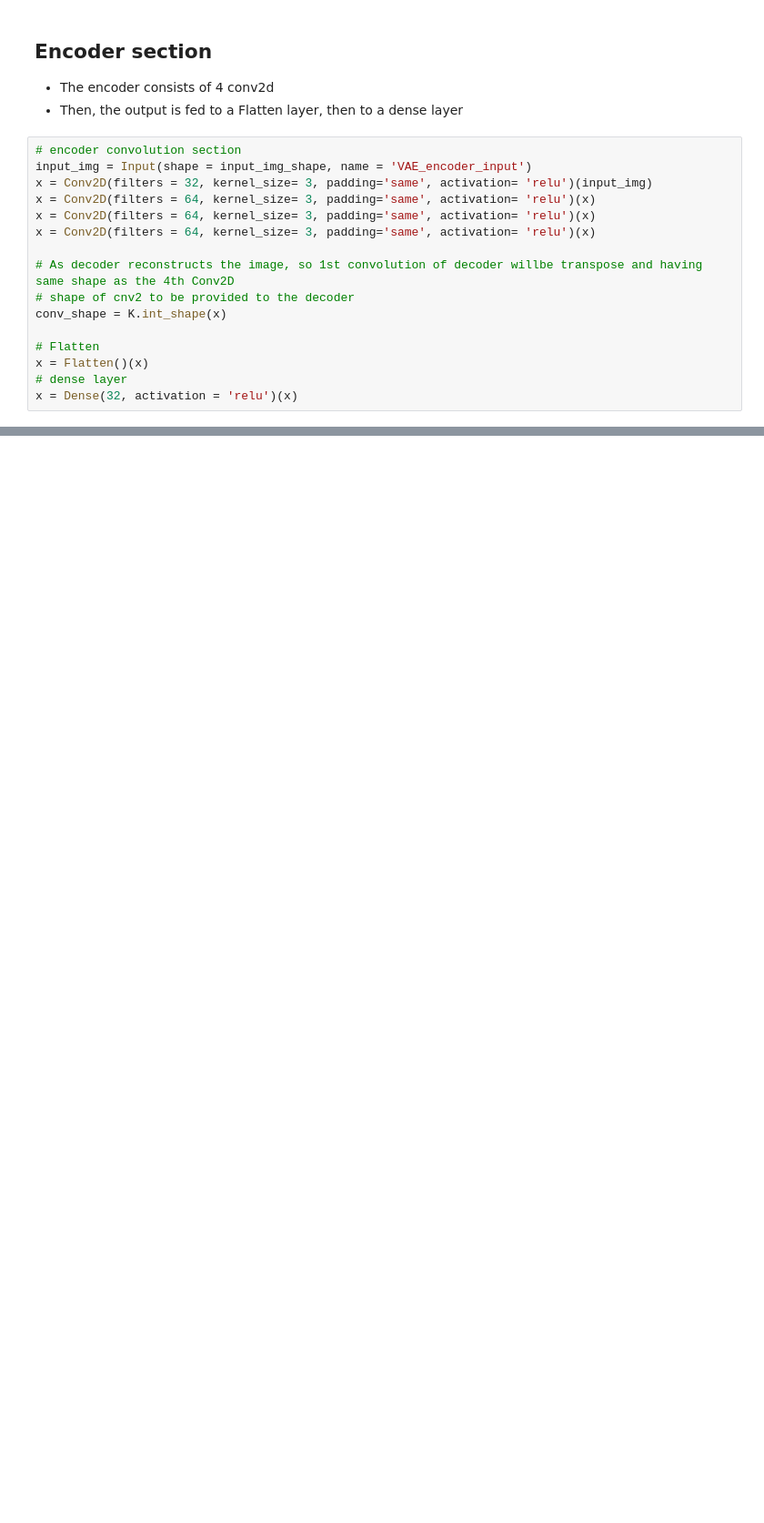
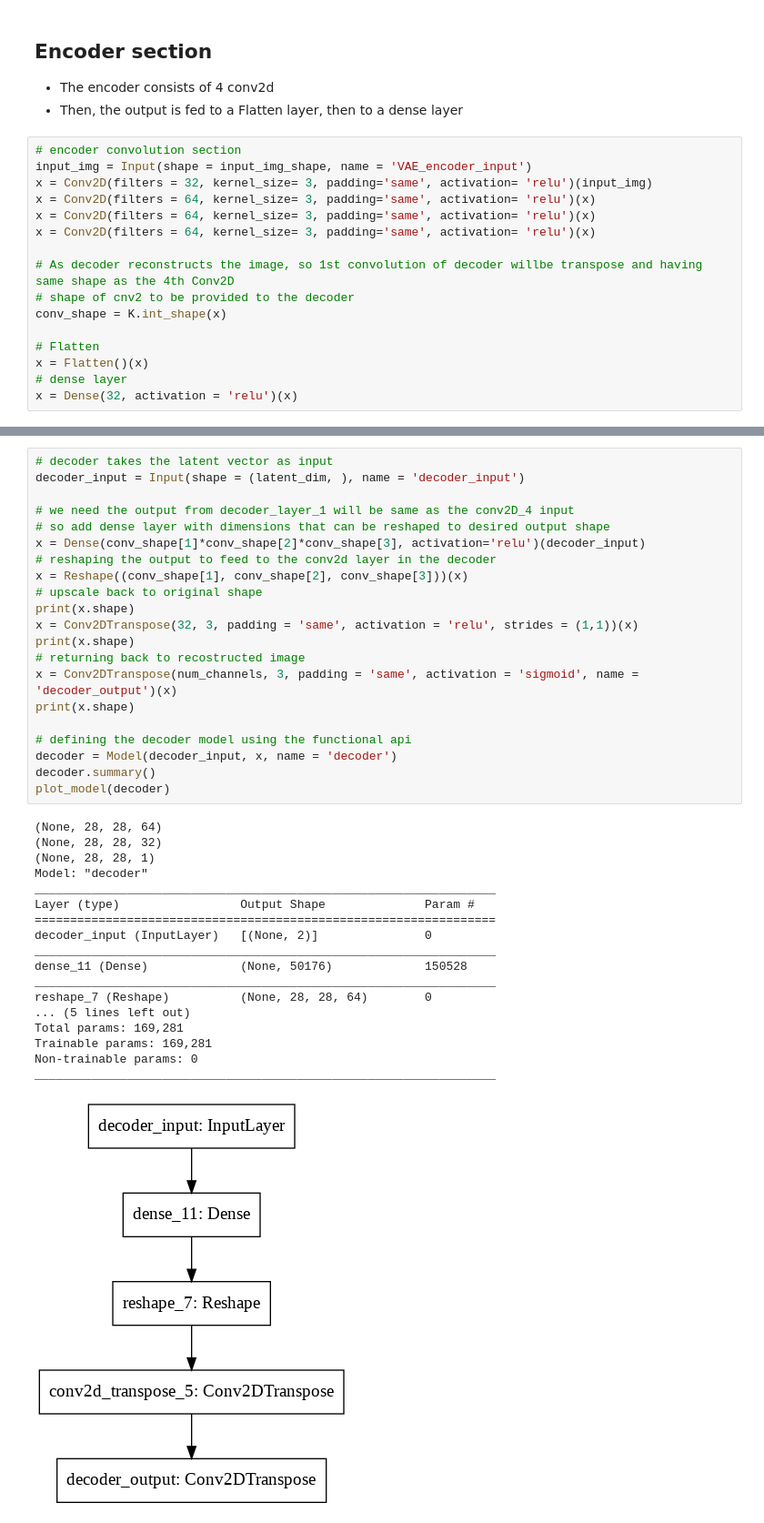
Before and after one commit to sayan0506/Synthetic-Image-generation-using-VAE-, a Jupyter notebook: Implement_VAE_using_Keras_backend.ipynb, the cells around one changed output, grey strips where cells are left out. Shown at 91% size. Cells and saved outputs as stored; diff of their text form; blank space fills up the shorter version.

```diff
--- a/Implement_VAE_using_Keras_backend.ipynb
+++ b/Implement_VAE_using_Keras_backend.ipynb
@@ -183,0 +190,40 @@ ________________________________________________________________________________
+# %%
+# decoder takes the latent vector as input
+decoder_input = Input(shape = (latent_dim, ), name = 'decoder_input')
+
+# we need the output from decoder_layer_1 will be same as the conv2D_4 input
+# so add dense layer with dimensions that can be reshaped to desired output shape
+x = Dense(conv_shape[1]*conv_shape[2]*conv_shape[3], activation='relu')(decoder_input)
+# reshaping the output to feed to the conv2d layer in the decoder
+x = Reshape((conv_shape[1], conv_shape[2], conv_shape[3]))(x)
+# upscale back to original shape
+print(x.shape)
+x = Conv2DTranspose(32, 3, padding = 'same', activation = 'relu', strides = (1,1))(x)
+print(x.shape)
+# returning back to recostructed image
+x = Conv2DTranspose(num_channels, 3, padding = 'same', activation = 'sigmoid', name = 'decoder_output')(x)
+print(x.shape)
+
+# defining the decoder model using the functional api
+decoder = Model(decoder_input, x, name = 'decoder')
+decoder.summary()
+plot_model(decoder)
+# %% [output]
+(None, 28, 28, 64)
+(None, 28, 28, 32)
+(None, 28, 28, 1)
+Model: "decoder"
+_________________________________________________________________
+Layer (type)                 Output Shape              Param #
+=================================================================
+decoder_input (InputLayer)   [(None, 2)]               0
+_________________________________________________________________
+dense_11 (Dense)             (None, 50176)             150528
+_________________________________________________________________
+reshape_7 (Reshape)          (None, 28, 28, 64)        0
+... (5 lines left out)
+Total params: 169,281
+Trainable params: 169,281
+Non-trainable params: 0
+_________________________________________________________________
+[figure, added]
```
Also changed, not shown: parts of 5 cells of this notebook.
